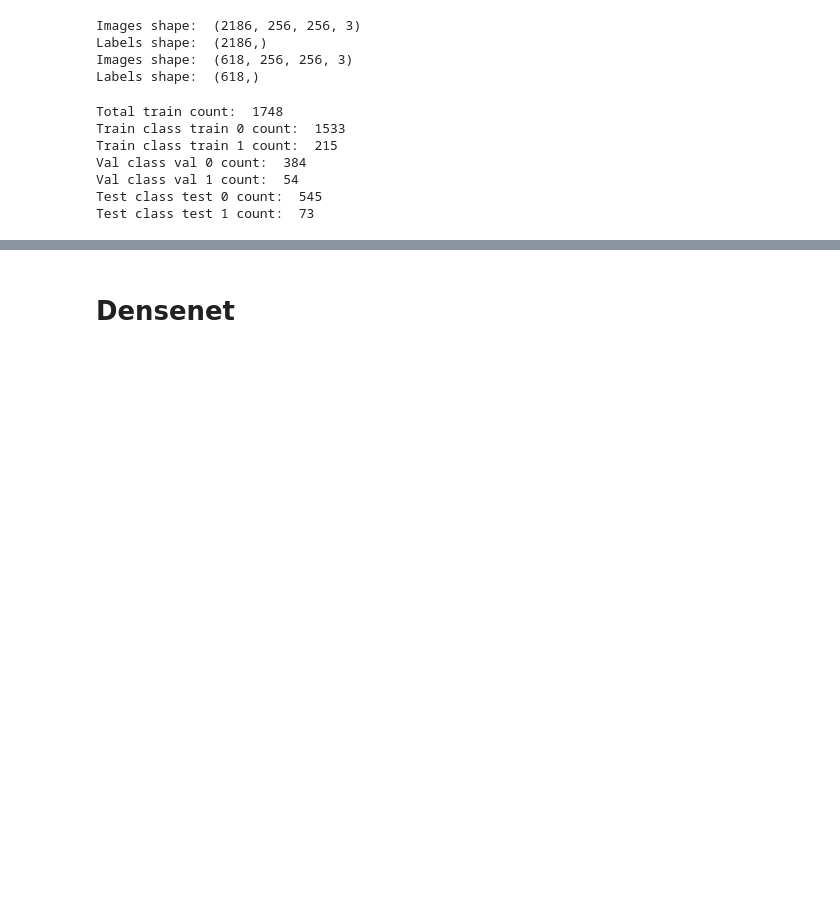
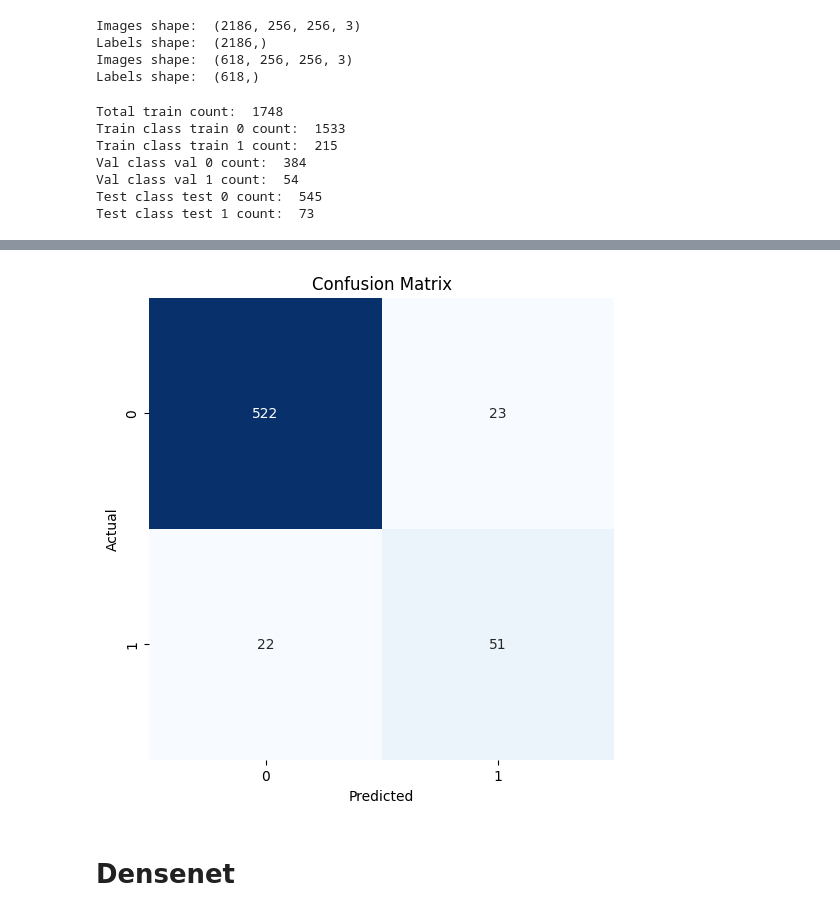
Before and after one commit to rishabh-mondal/AAAI_BK_Paper, a Jupyter notebook: detection_through_torch/compare_model_torch.ipynb, the cells around one changed output, grey strips where cells are left out. Drawn from its saved outputs; the diff is of its cells as text; code cells hidden in the pictures; blank space fills up the shorter version.

```diff
--- a/detection_through_torch/compare_model_torch.ipynb
+++ b/detection_through_torch/compare_model_torch.ipynb
@@ -74,0 +221,31 @@ x_train.shape, x_val.shape, x_test.shape
+# %%
+true_labels = []
+predicted_labels = []
+model.eval()  # Set the model in evaluation mode
+test_loss = 0.0
+test_total_samples = 0
+test_total_correct = 0
+
+
+with torch.no_grad():  #
+    for images,labels in test_loader:
+        images = images.to(device)
+        labels = labels.to(device)
+        output = model(images)
+        output = output.squeeze(dim=1)
+
+        loss = criterion(output, labels)
+        test_loss += loss.item()
+
+        predicted = (output.round() == 1.0)  # Assuming binary classification
+        true_labels.extend(labels.cpu().numpy())
+        predicted_labels.extend(predicted.cpu().numpy())
+
+        test_total_samples += labels.size(0)
+        test_total_correct += (output.round() == labels).sum().item()
+
+# Calculate test loss and accuracy
+test_loss = test_loss / len(resized_x_test)
+test_accuracy = (test_total_correct / test_total_samples) * 100
+
+print(f'Test loss: {test_loss:.4f}, Test accuracy: {test_accuracy:.4f}%')
@@ -75,2 +257,14 @@ x_train.shape, x_val.shape, x_test.shape
+# %%
+confusion = confusion_matrix(true_labels, predicted_labels)
+
+# Plot the confusion matrix using seaborn
+plt.figure(figsize=(6, 6))
+sns.heatmap(confusion, annot=True, fmt="d", cmap="Blues", cbar=False)
+plt.xlabel("Predicted")
+plt.ylabel("Actual")
+plt.title("Confusion Matrix")
+plt.show()
+# %% [output]
+[figure, added]
 # %% [markdown]
 # Densenet
```
Also changed, not shown: parts of 18 cells of this notebook.
